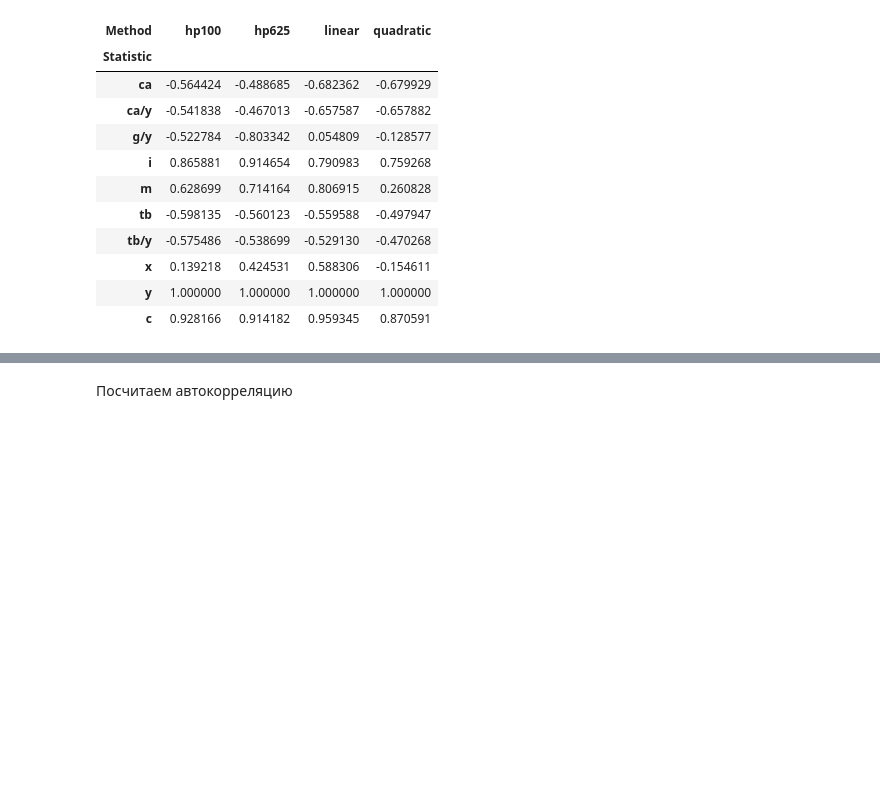
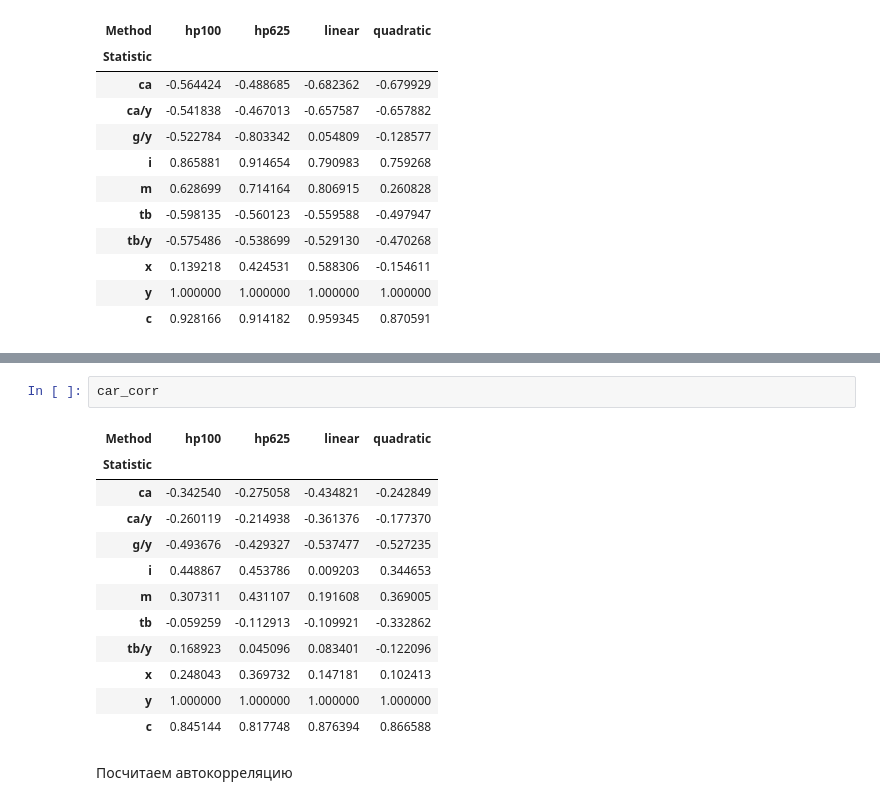
Before and after one commit to tobaffoon/CycleEvaluation, a Jupyter notebook: main.ipynb, the cells around one changed output, grey strips where cells are left out. Saved outputs shown, nothing was run; the diff lists cells and outputs as text; blank space fills up the shorter version.

```diff
--- a/main.ipynb
+++ b/main.ipynb
@@ -452,3 +467,18 @@ usa_corr
+# %%
+car_corr
+# %% [output]
+| Method | hp100 | hp625 | linear | quadratic |
+| Statistic |  |  |  |  |
+| ca | -0.342540 | -0.275058 | -0.434821 | -0.242849 |
+| ca/y | -0.260119 | -0.214938 | -0.361376 | -0.177370 |
+| g/y | -0.493676 | -0.429327 | -0.537477 | -0.527235 |
+| i | 0.448867 | 0.453786 | 0.009203 | 0.344653 |
+| m | 0.307311 | 0.431107 | 0.191608 | 0.369005 |
+| tb | -0.059259 | -0.112913 | -0.109921 | -0.332862 |
+| tb/y | 0.168923 | 0.045096 | 0.083401 | -0.122096 |
+| x | 0.248043 | 0.369732 | 0.147181 | 0.102413 |
+| y | 1.000000 | 1.000000 | 1.000000 | 1.000000 |
+| с | 0.845144 | 0.817748 | 0.876394 | 0.866588 |
 # %% [markdown]
 Посчитаем автокорреляцию
 # %%
```
Also changed, not shown: parts of 6 cells of this notebook, 5 other files.
